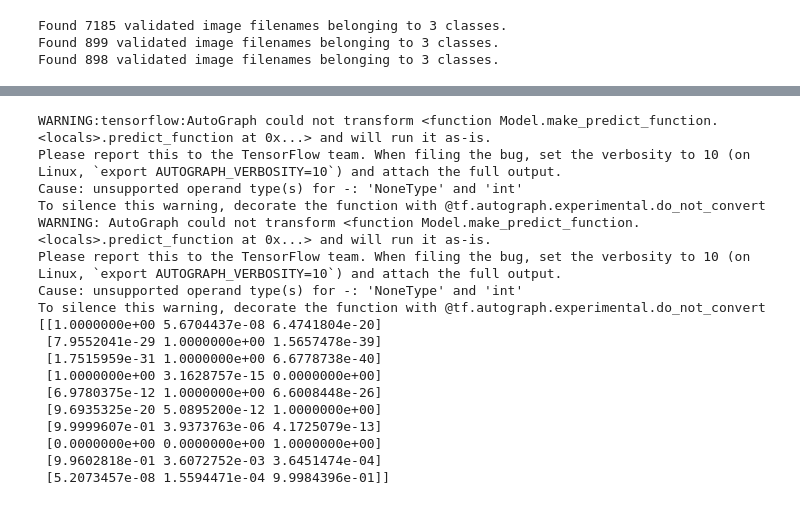
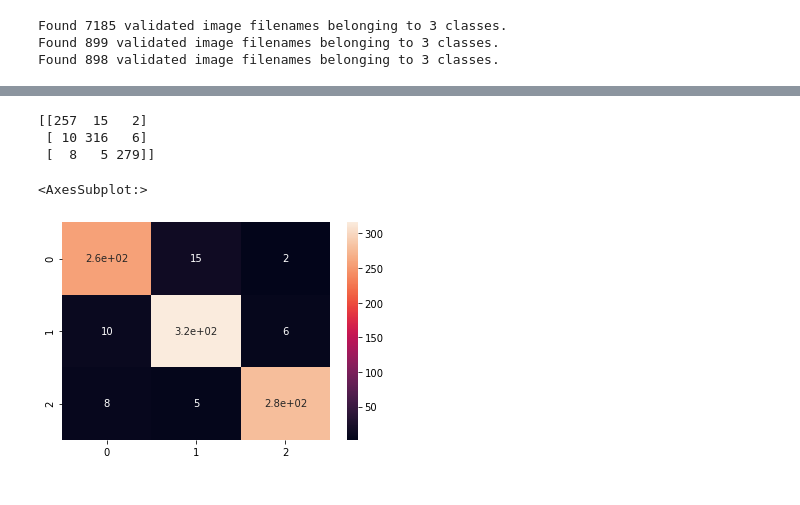
Before and after one commit to michael-k-goff/facemask, a Jupyter notebook: exploration.ipynb, the cells around one changed output, grey strips where cells are left out. Drawn from its saved outputs; the diff is of its cells as text; code cells hidden in the pictures.

Commit message:
Confusion matrix and some other features

```diff
--- a/exploration.ipynb
+++ b/exploration.ipynb
@@ -182,3 +196,9 @@ Epoch 9/50
+# %%
+# Load the model if desired. If has been trained once, this avoids the time of training again.
+# It was necessary for me to downgrade h5py to make this work. In the terminal, run
+# pip install 'h5py==2.10.0' --force-reinstall
+# If the plotting functions below are desired, then the model must be retrained.
+Model.load_weights("main_model_weight.h5")
 # %%
 Grap_Data = pd.DataFrame(CNN_Sep_Model.history)
 figure = plt.figure(figsize=(10,10))
@@ -232,22 +247,15 @@ ACCURACY:  0.9610
 # %%
-Prediction_Number = Model.predict(test_IMG_Set)
-print(Prediction_Number[0:10])
+# Confusion matrix.
+# See https://scikit-learn.org/stable/auto_examples/model_selection/plot_confusion_matrix.html
+
+predicted = Model.predict(test_IMG_Set)
+predicted = [np.argmax(t[i]) for i in range(len(t))]
+cm = sklearn.metrics.confusion_matrix(t, test_IMG_Set.labels)
+print(cm) # Raw numbers
+seaborn.heatmap(cm, annot=True) # As a heatmap. The off-diagonal entries should be close to black.
 # %% [output]
-WARNING:tensorflow:AutoGraph could not transform <function Model.make_predict_function.<locals>.predict_function at 0x...> and will run it as-is.
-Please report this to the TensorFlow team. When filing the bug, set the verbosity to 10 (on Linux, `export AUTOGRAPH_VERBOSITY=10`) and attach the full output.
-Cause: unsupported operand type(s) for -: 'NoneType' and 'int'
-To silence this warning, decorate the function with @tf.autograph.experimental.do_not_convert
-WARNING: AutoGraph could not transform <function Model.make_predict_function.<locals>.predict_function at 0x...> and will run it as-is.
-Please report this to the TensorFlow team. When filing the bug, set the verbosity to 10 (on Linux, `export AUTOGRAPH_VERBOSITY=10`) and attach the full output.
-Cause: unsupported operand type(s) for -: 'NoneType' and 'int'
-To silence this warning, decorate the function with @tf.autograph.experimental.do_not_convert
-[[1.0000000e+00 5.6704437e-08 6.4741804e-20]
- [7.9552041e-29 1.0000000e+00 1.5657478e-39]
- [1.7515959e-31 1.0000000e+00 6.6778738e-40]
- [1.0000000e+00 3.1628757e-15 0.0000000e+00]
- [6.9780375e-12 1.0000000e+00 6.6008448e-26]
- [9.6935325e-20 5.0895200e-12 1.0000000e+00]
- [9.9999607e-01 3.9373763e-06 4.1725079e-13]
- [0.0000000e+00 0.0000000e+00 1.0000000e+00]
- [9.9602818e-01 3.6072752e-03 3.6451474e-04]
- [5.2073457e-08 1.5594471e-04 9.9984396e-01]]
+[[257  15   2]
+ [ 10 316   6]
+ [  8   5 279]]
+<AxesSubplot:>
+[figure, added]
```
Also changed, not shown: parts of 11 cells of this notebook, 2 other files.
